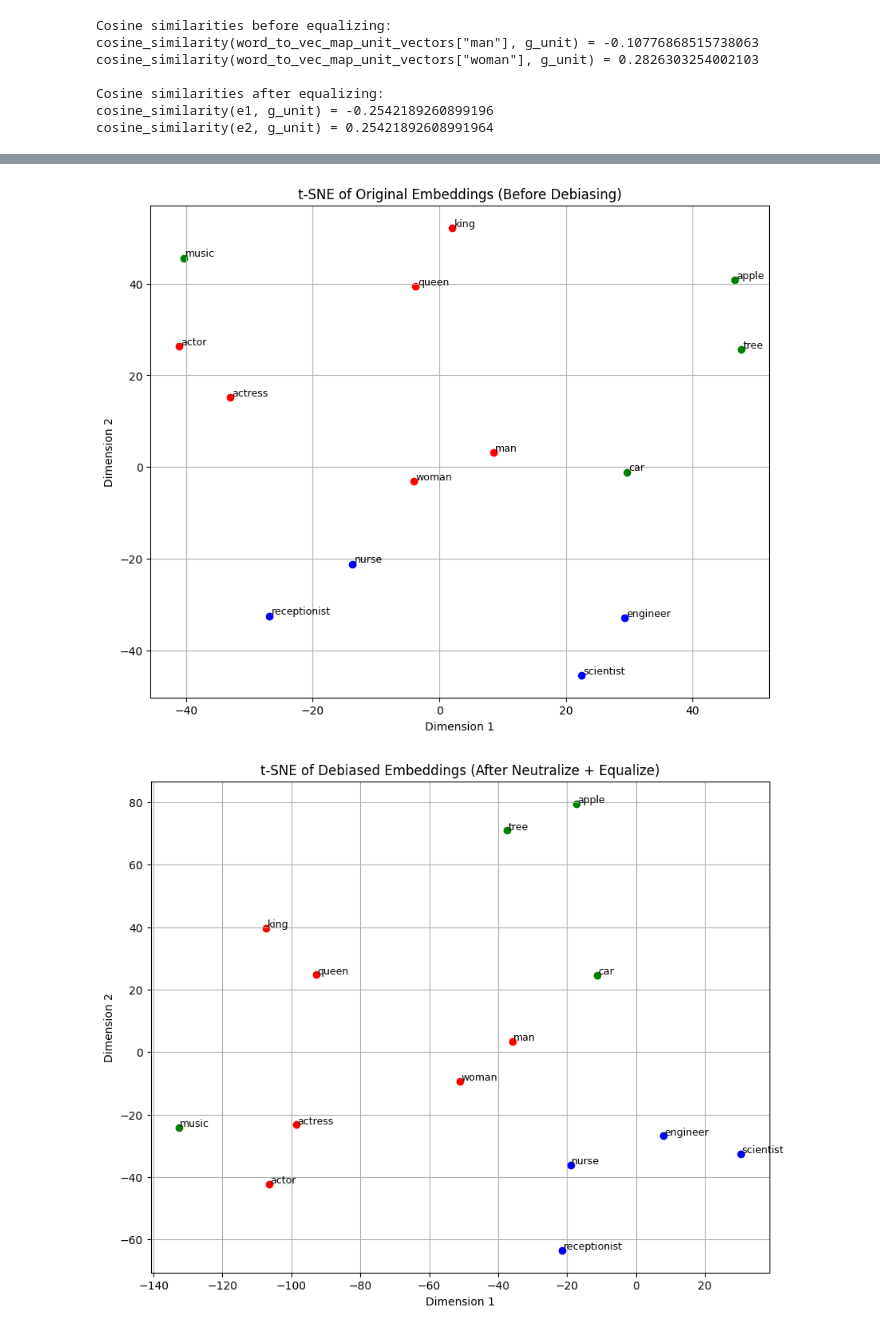
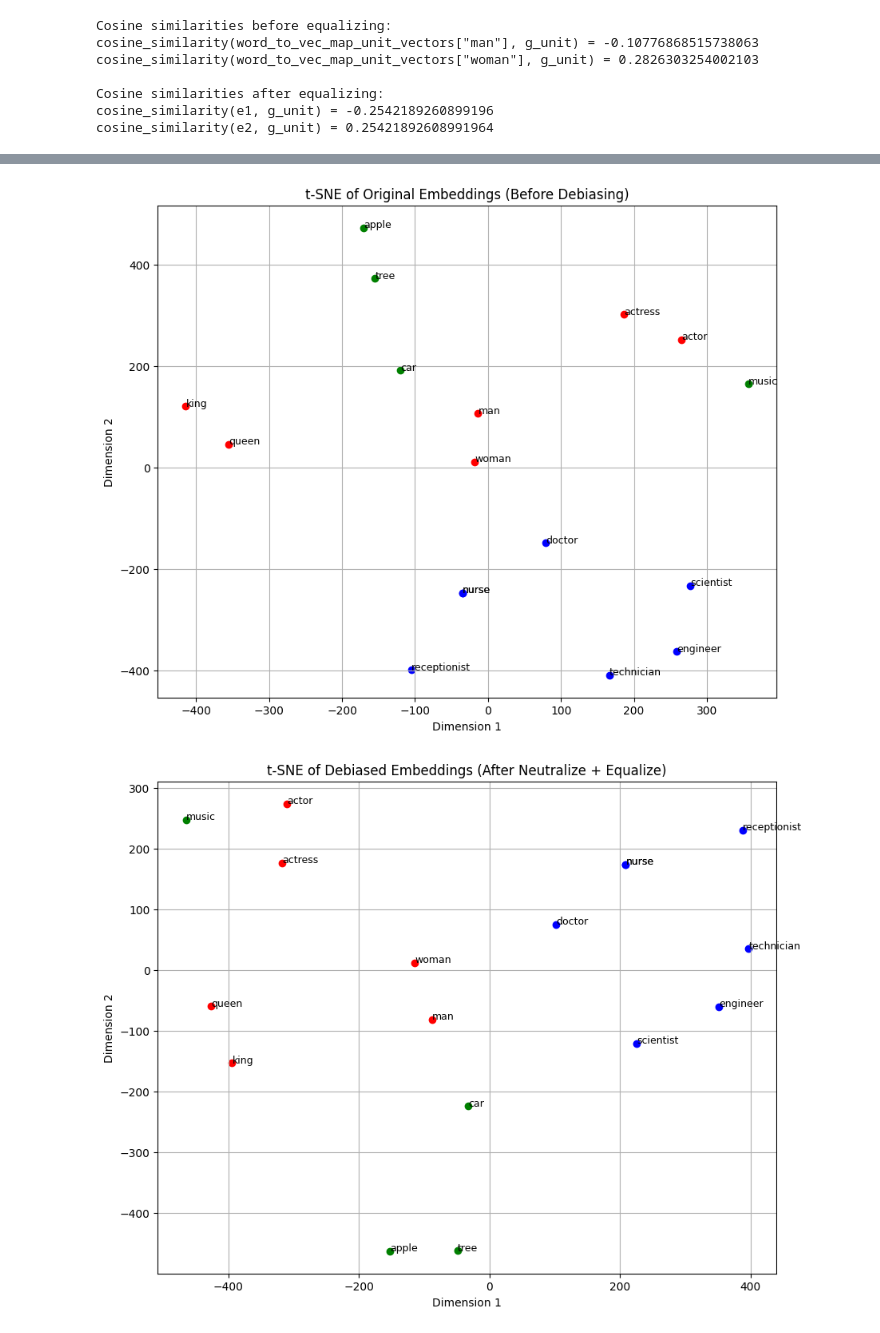
Before and after one commit to thiagomides/debiasing_word_embeddings, a Jupyter notebook: debiasing_word_embeddings.ipynb, the cells around one changed output, grey strips where cells are left out. Cells and saved outputs as stored; diff of their text form; code cells hidden in the pictures.

```diff
--- a/debiasing_word_embeddings.ipynb
+++ b/debiasing_word_embeddings.ipynb
@@ -500,7 +502,7 @@ cosine_similarity(e2, g_unit) = 0.25421892608991964
 # %%
 # example words (you can extend this list)
 gender_pairs = [("man", "woman"), ("king", "queen"), ("actor", "actress")]
-neutral_words = ["receptionist", "scientist", "nurse", "engineer"]
+neutral_words = ["receptionist", "scientist", "nurse", "engineer", 'doctor', 'technician', 'nurse']
 other_words = ["apple", "car", "tree", "music"]
 
 words = [w for pair in gender_pairs for w in pair] + neutral_words + other_words
@@ -524,6 +526,7 @@ for w1, w2 in gender_pairs:
     debias_embeds[words.index(w1)] = e1
     debias_embeds[words.index(w2)] = e2
 
+
 # 3. t-SNE transform
 tsne = TSNE(n_components=2, random_state=42, perplexity=5)
 
@@ -537,2 +557,2 @@ plot_debiasing_tsne(debias_tsne, words, gender_pairs, neutral_words, other_words
-[figure, old version]
+[figure, new version]
-[figure, old version]
+[figure, new version]
```
Also changed, not shown: parts of 6 cells of this notebook.
